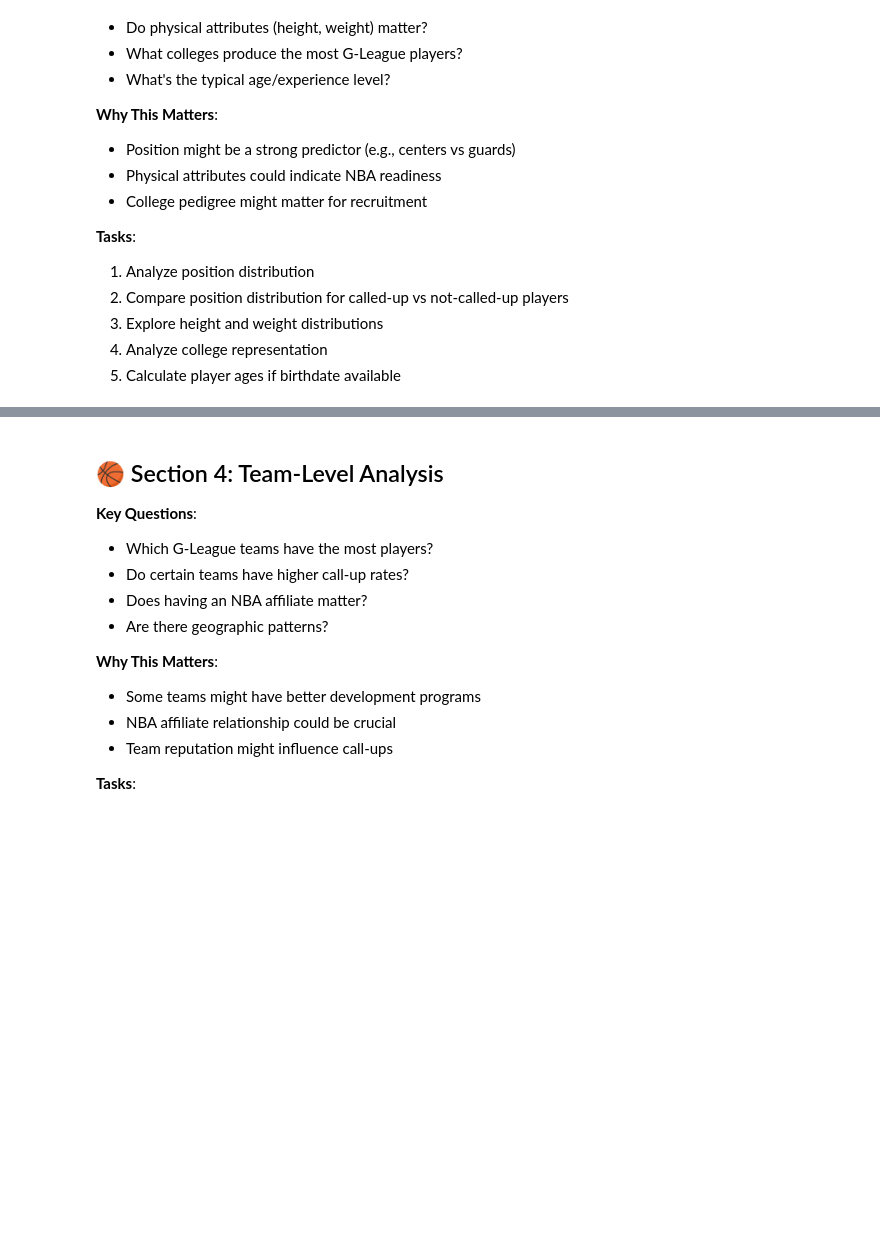
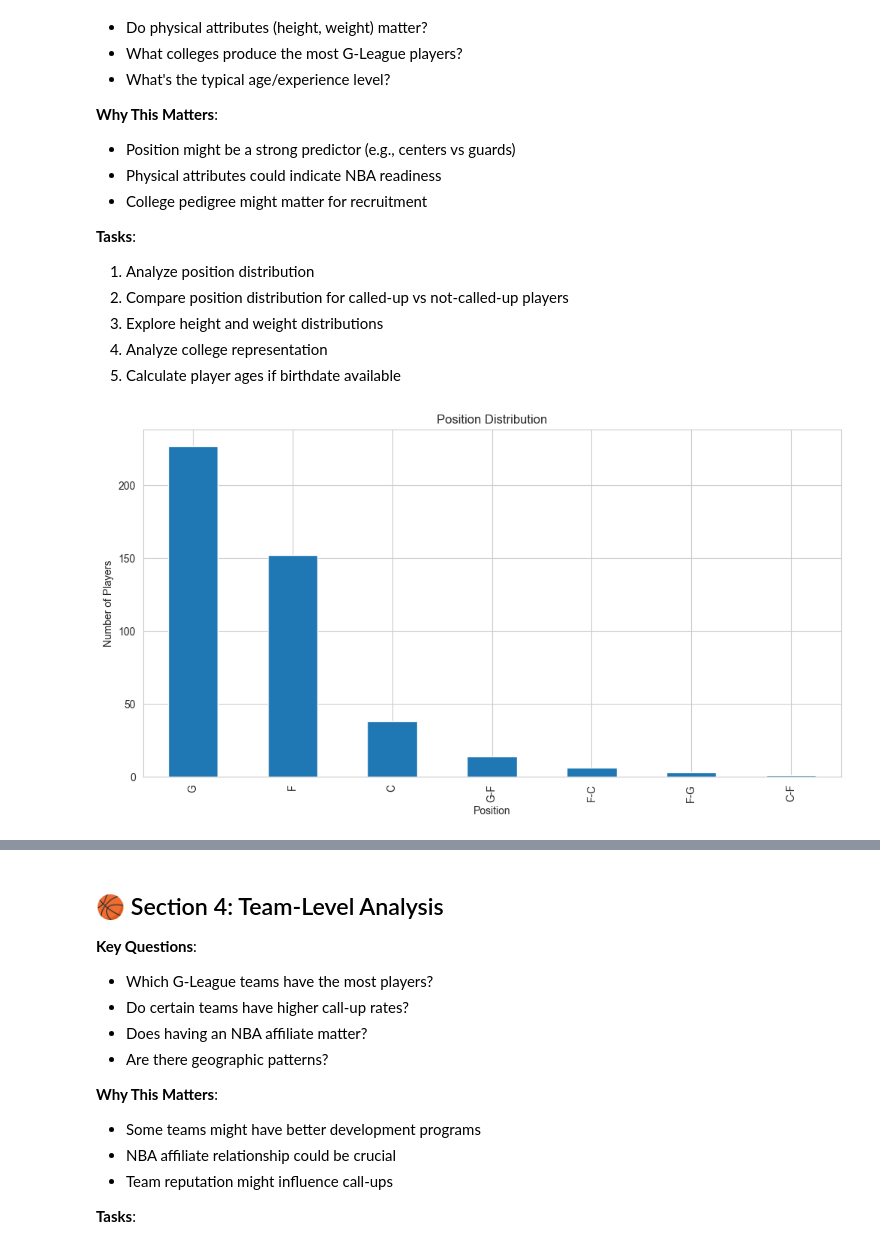
Before and after one commit to anirudh9280/Next-Up, a Jupyter notebook: eda.ipynb, the cells around one changed output, grey strips where cells are left out. Cells and saved outputs as stored; diff of their text form; code cells hidden in the pictures; blank space fills up the shorter version.

Commit message:
section 3 visuals

```diff
--- a/eda.ipynb
+++ b/eda.ipynb
@@ -154,5 +188,13 @@ memory usage: 24.2+ KB
 # %%
 # TODO: Analyze position distribution
 # TODO: Create visualizations comparing called-up vs not-called-up by position
 # TODO: Explore height/weight distributions
 # TODO: Analyze top colleges
+df_players.groupby("position").size().sort_values(ascending=False).plot(
+    kind="bar",
+    xlabel="Position",
+    ylabel="Number of Players",
+    title="Position Distribution"
+    );
+# %% [output]
+[figure, added]
```
Also changed, not shown: parts of 6 cells of this notebook.
